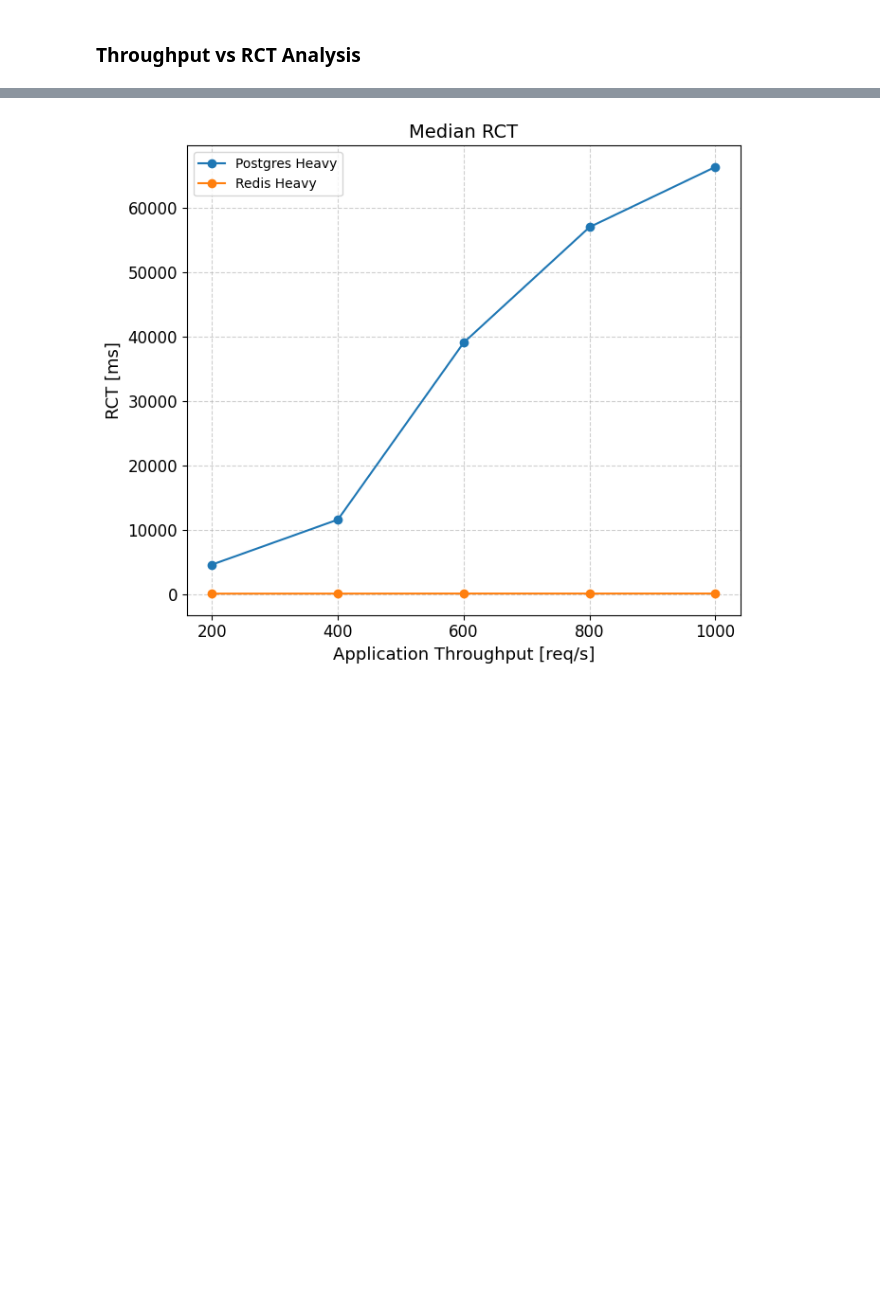
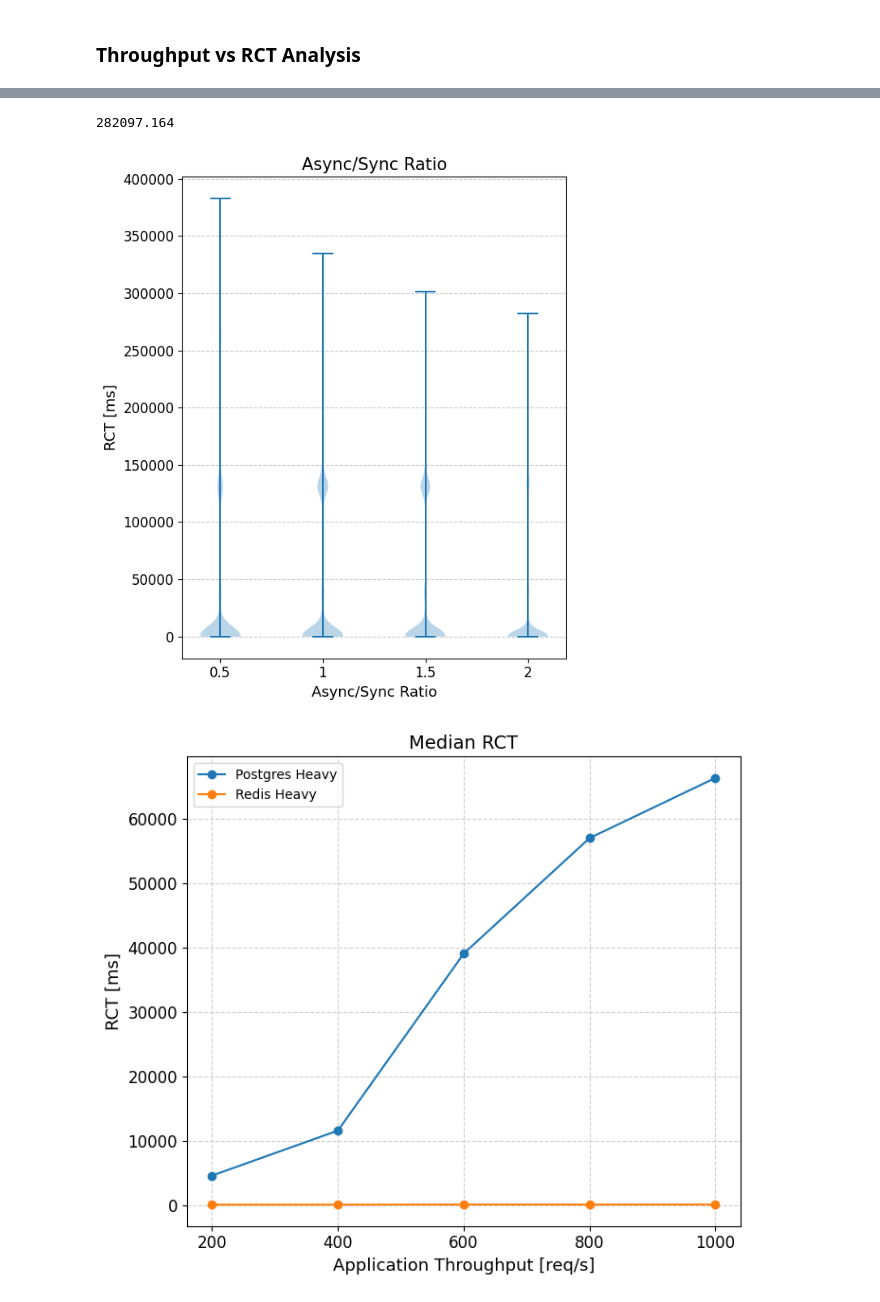
Before and after one commit to ritulS/MS_Benchmark, a Jupyter notebook: analysis.ipynb, the cells around one changed output, grey strips where cells are left out. Cells and saved outputs as stored; diff of their text form; code cells hidden in the pictures; blank space fills up the shorter version.

```diff
--- a/analysis.ipynb
+++ b/analysis.ipynb
@@ -167,3 +252,65 @@ print(exp_output)
+# %%
+import matplotlib.pyplot as plt
+
+def plot_boxplots(data_arrays, x_labels, y_label="Time (ms)", title="Box Plot of Data"):
+    """
+    Plot multiple box plots for given data arrays.
+
+    Parameters:
+    - data_arrays (list of lists/arrays): A list containing 4 arrays of data to plot.
+    - x_labels (list): A list of x-axis labels corresponding to the box plots.
+    - y_label (str): Label for the y-axis.
+    - title (str): Title of the plot.
+    """
+    if len(data_arrays) != len(x_labels):
+        raise ValueError("Number of data arrays must match the number of x-axis labels")
+
+    plt.figure(figsize=(6, 7))  # Set the figure size
+
+    # Create the boxplot
+    plt.violinplot(data_arrays, positions=x_labels, widths=0.2)
+
+    # Add labels and title
+    plt.xlabel("Async/Sync Ratio", fontsize=13)
+    plt.ylabel(y_label, fontsize=13)
+    plt.title(title, fontsize=15)
+
+    # Customize the x-axis ticks
+    plt.xticks(ticks=x_labels, labels=x_labels, fontsize=12)
+    plt.yticks(fontsize=12)
+    plt.yscale("linear")
+
+    # Add grid for better readability
+    plt.grid(axis="y", linestyle="--", alpha=0.7)
+
+    # Show the plot
+    plt.tight_layout()
+    plt.show()
+
+# Example usage
+with open('./results/async_ratio_results/as_dmix1_0.5_rct.json', 'r') as f:
+    data1 = json.load(f)
+with open('./results/async_ratio_results/as_dmix1_1_rct.json', 'r') as f:
+    data2 = json.load(f)
+with open('./results/async_ratio_results/as_dmix1_1.5_rct.json', 'r') as f:
+    data3 = json.load(f)
+with open('./results/async_ratio_results/as_dmix1_2_rct.json', 'r') as f:
+    data4 = json.load(f)
+
+print(max(data4))
+# data1 = [10, 12, 15, 11, 14, 13]
+# data2 = [20, 22, 19, 18, 21]
+# data3 = [30, 35, 32, 28, 29, 31]
+# data4 = [40, 42, 41, 39, 38, 43]
+
+x_labels = [0.5, 1, 1.5, 2]  # X-axis values
+data_arrays = [data1, data2, data3, data4]
+
+# Call the function to plot
+plot_boxplots(data_arrays, x_labels, y_label="RCT [ms]", title="Async/Sync Ratio")
+# %% [output]
+282097.164
+[figure, added]
 # %%
 import matplotlib.pyplot as plt
 
```
Also changed, not shown: parts of 4 cells of this notebook, 6 other files.
